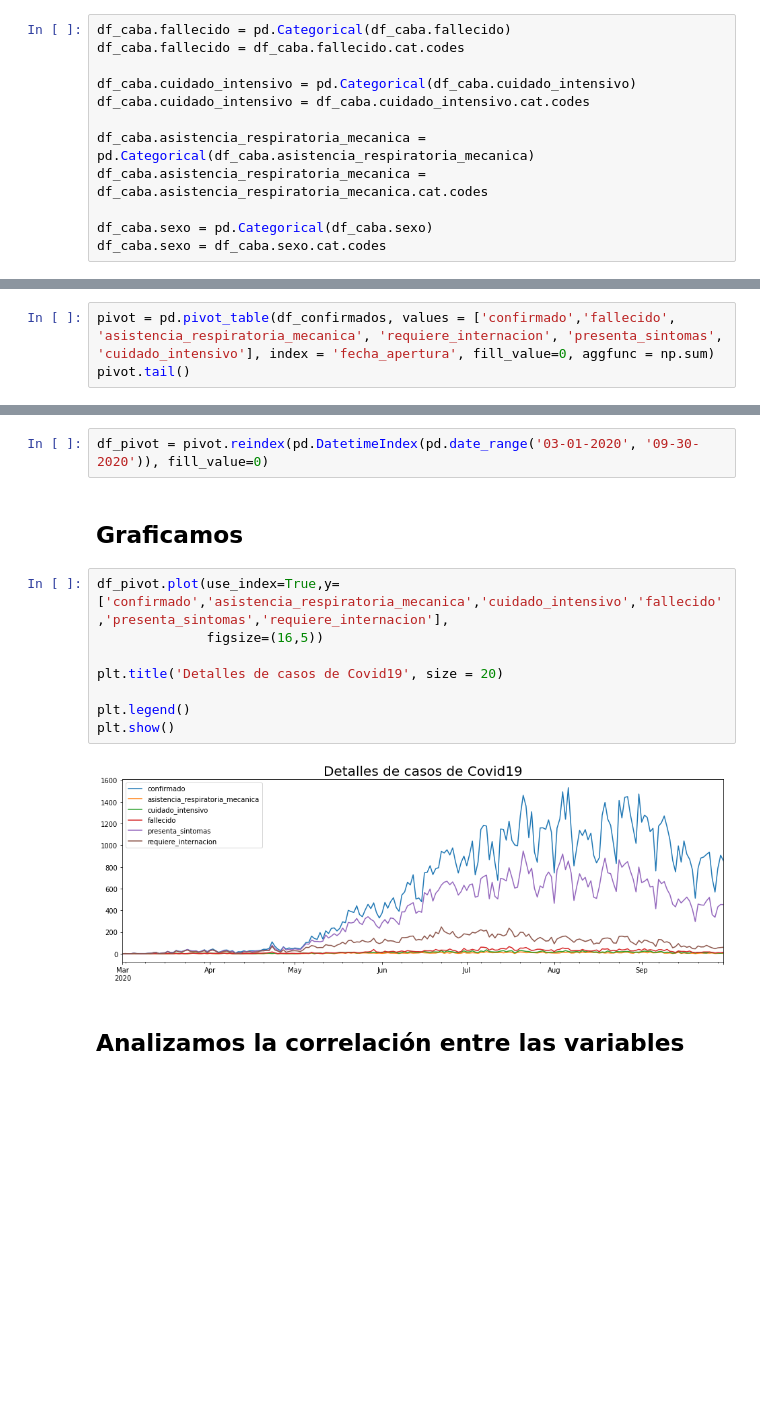
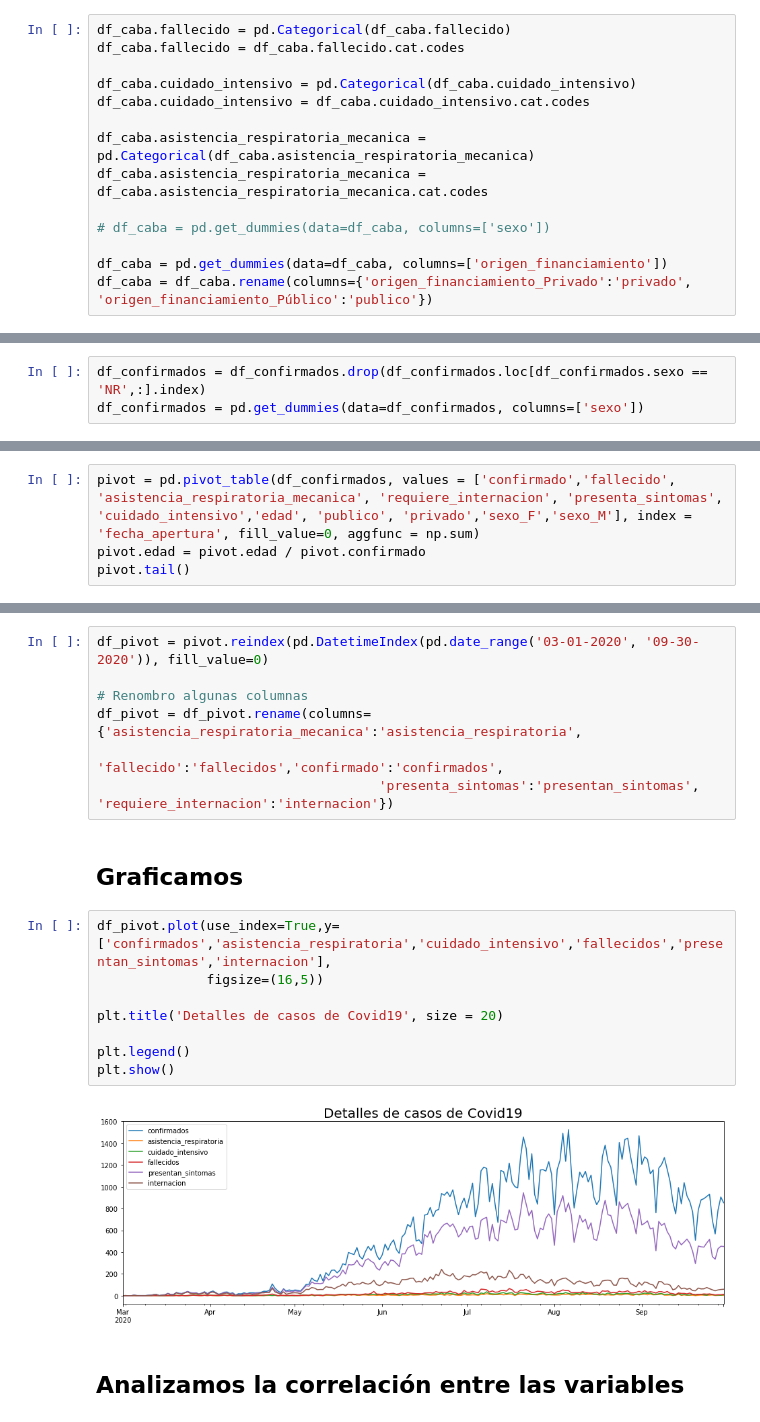
Before and after one commit to tomiambro/clusterai2020_grupo1, a Jupyter notebook: EDA_Proyecto_Final.ipynb, the cells around one changed output, grey strips where cells are left out. Cells and saved outputs as stored; diff of their text form; blank space fills up the shorter version.

Commit message:
Agrego algunas variables mas que puede que sean utiles, de ultima se descartan

```diff
--- a/EDA_Proyecto_Final.ipynb
+++ b/EDA_Proyecto_Final.ipynb
@@ -72,8 +72,10 @@ df_caba.cuidado_intensivo = df_caba.cuidado_intensivo.cat.codes
 df_caba.asistencia_respiratoria_mecanica = pd.Categorical(df_caba.asistencia_respiratoria_mecanica)
 df_caba.asistencia_respiratoria_mecanica = df_caba.asistencia_respiratoria_mecanica.cat.codes
 
-df_caba.sexo = pd.Categorical(df_caba.sexo)
-df_caba.sexo = df_caba.sexo.cat.codes
+# df_caba = pd.get_dummies(data=df_caba, columns=['sexo'])
+
+df_caba = pd.get_dummies(data=df_caba, columns=['origen_financiamiento'])
+df_caba = df_caba.rename(columns={'origen_financiamiento_Privado':'privado', 'origen_financiamiento_Público':'publico'})
 # %% [markdown]
 ## Ordenamos los datos de acuerdo a la fecha de apertura
 # %%
@@ -187,3 +179,6 @@ pd.get_dummies(df_confirmados.cuidado_intensivo).describe()
+# %%
+df_confirmados = df_confirmados.drop(df_confirmados.loc[df_confirmados.sexo == 'NR',:].index)
+df_confirmados = pd.get_dummies(data=df_confirmados, columns=['sexo'])
 # %%
 df_confirmados['confirmado'] = 1
 # %%
@@ -193,6 +188,7 @@ df_confirmados.shape
 # %% [markdown]
 ### Analizamos casos confirmados acumulados diarios
 # %%
-pivot = pd.pivot_table(df_confirmados, values = ['confirmado','fallecido', 'asistencia_respiratoria_mecanica', 'requiere_internacion', 'presenta_sintomas', 'cuidado_intensivo'], index = 'fecha_apertura', fill_value=0, aggfunc = np.sum)
+pivot = pd.pivot_table(df_confirmados, values = ['confirmado','fallecido', 'asistencia_respiratoria_mecanica', 'requiere_internacion', 'presenta_sintomas', 'cuidado_intensivo','edad', 'publico', 'privado','sexo_F','sexo_M'], index = 'fecha_apertura', fill_value=0, aggfunc = np.sum)
+pivot.edad = pivot.edad / pivot.confirmado
 pivot.tail()
 # %% [output]
@@ -206,17 +202,22 @@ pivot.tail()
 # %%
 df_pivot = pivot.reindex(pd.DatetimeIndex(pd.date_range('03-01-2020', '09-30-2020')), fill_value=0)
+
+# Renombro algunas columnas
+df_pivot = df_pivot.rename(columns={'asistencia_respiratoria_mecanica':'asistencia_respiratoria',
+                                    'fallecido':'fallecidos','confirmado':'confirmados',
+                                    'presenta_sintomas':'presentan_sintomas', 'requiere_internacion':'internacion'})
 # %% [markdown]
 ## Graficamos
 # %%
-df_pivot.plot(use_index=True,y=['confirmado','asistencia_respiratoria_mecanica','cuidado_intensivo','fallecido','presenta_sintomas','requiere_internacion'],
+df_pivot.plot(use_index=True,y=['confirmados','asistencia_respiratoria','cuidado_intensivo','fallecidos','presentan_sintomas','internacion'],
               figsize=(16,5))
 
 plt.title('Detalles de casos de Covid19', size = 20)
 
 plt.legend()
 plt.show()
 # %% [output]
-[figure, old version]
+[figure, new version]
 # %% [markdown]
 ## Analizamos la correlación entre las variables
 # %%
```
Also changed, not shown: parts of 9 cells of this notebook.
